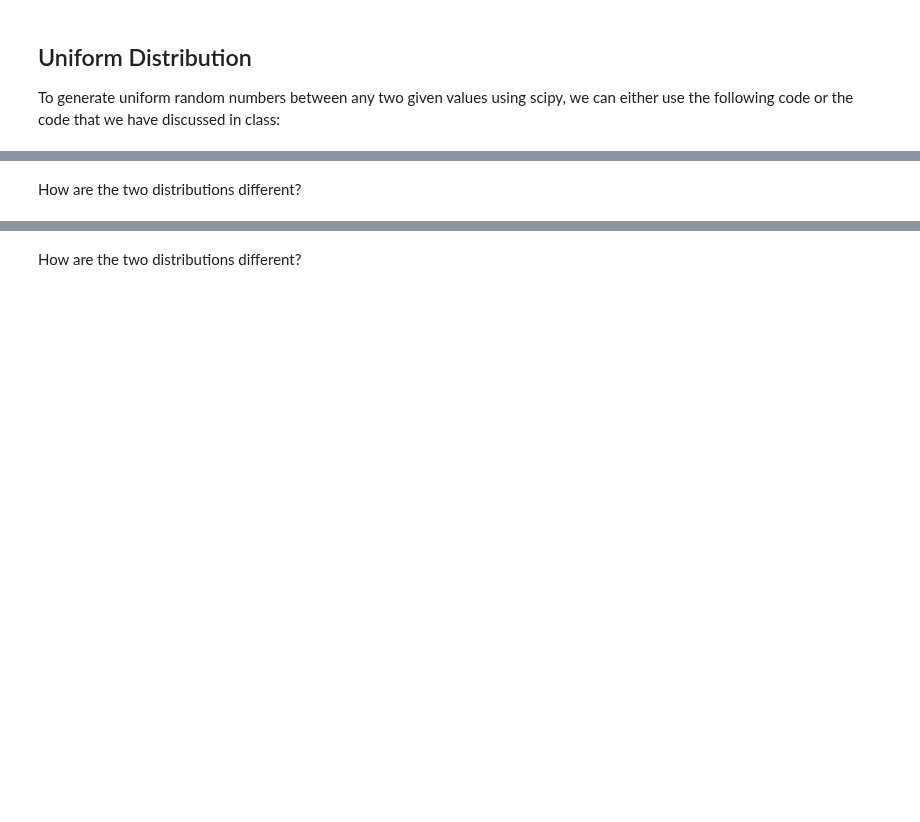
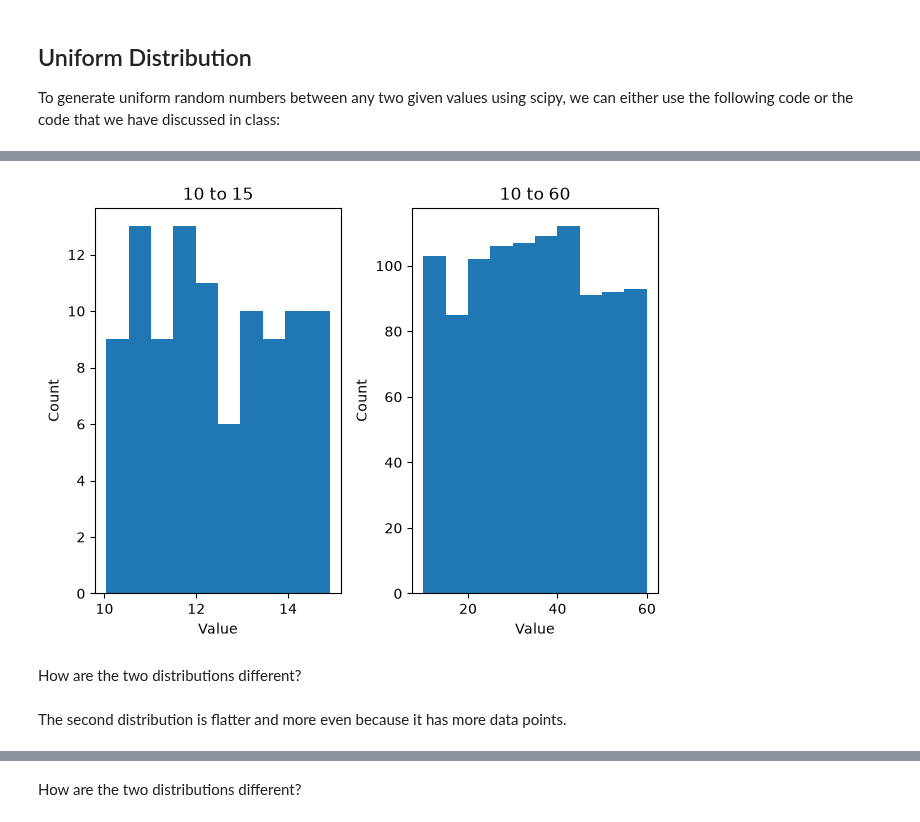
Before and after one commit to ironhack-labs/lab-continuous-probability-distributions-en, a Jupyter notebook: your-code/main.ipynb, the cells around one changed output, grey strips where cells are left out. Cells and saved outputs as stored; diff of their text form; code cells hidden in the pictures; blank space fills up the shorter version.

```diff
--- a/your-code/main.ipynb
+++ b/your-code/main.ipynb
@@ -52,2 +71,25 @@ Your output should look like below:
+# %%
+def uniform_numbers(bottom, ceiling, count):
+    return np.random.uniform(bottom, ceiling, count)
+# %%
+set_1 = uniform_numbers(10, 15, 100)
+set_2 = uniform_numbers(10, 60, 1000)
+# %%
+fig, axes = plt.subplots(1, 2)
+
+axes[0].hist(set_1, bins=10)
+axes[0].set_xlabel("Value")
+axes[0].set_ylabel("Count")
+axes[0].set_title("10 to 15")
+
+axes[1].hist(set_2, bins=10)
+axes[1].set_xlabel("Value")
+axes[1].set_ylabel("Count")
+axes[1].set_title("10 to 60")
+
+plt.tight_layout()
+plt.show()
+# %% [output]
+[figure, added]
 # %% [markdown]
 How are the two distributions different?
@@ -56,3 +96,5 @@ How are the two distributions different?
+# %% [markdown]
+ The second distribution is flatter and more even because it has more data points.
 # %% [markdown]
 ## Normal Distribution
 
```
Also changed, not shown: parts of 39 cells of this notebook.
